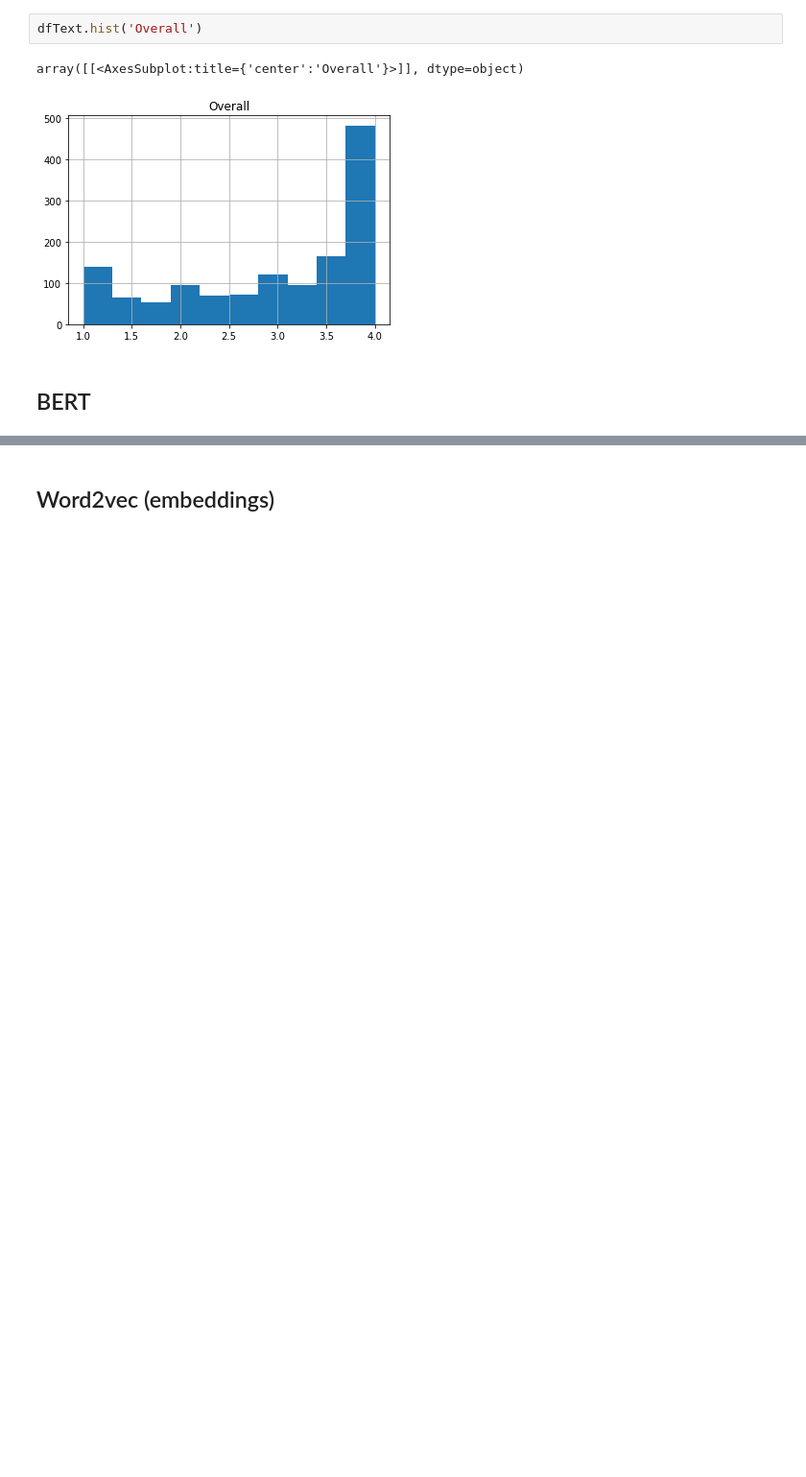
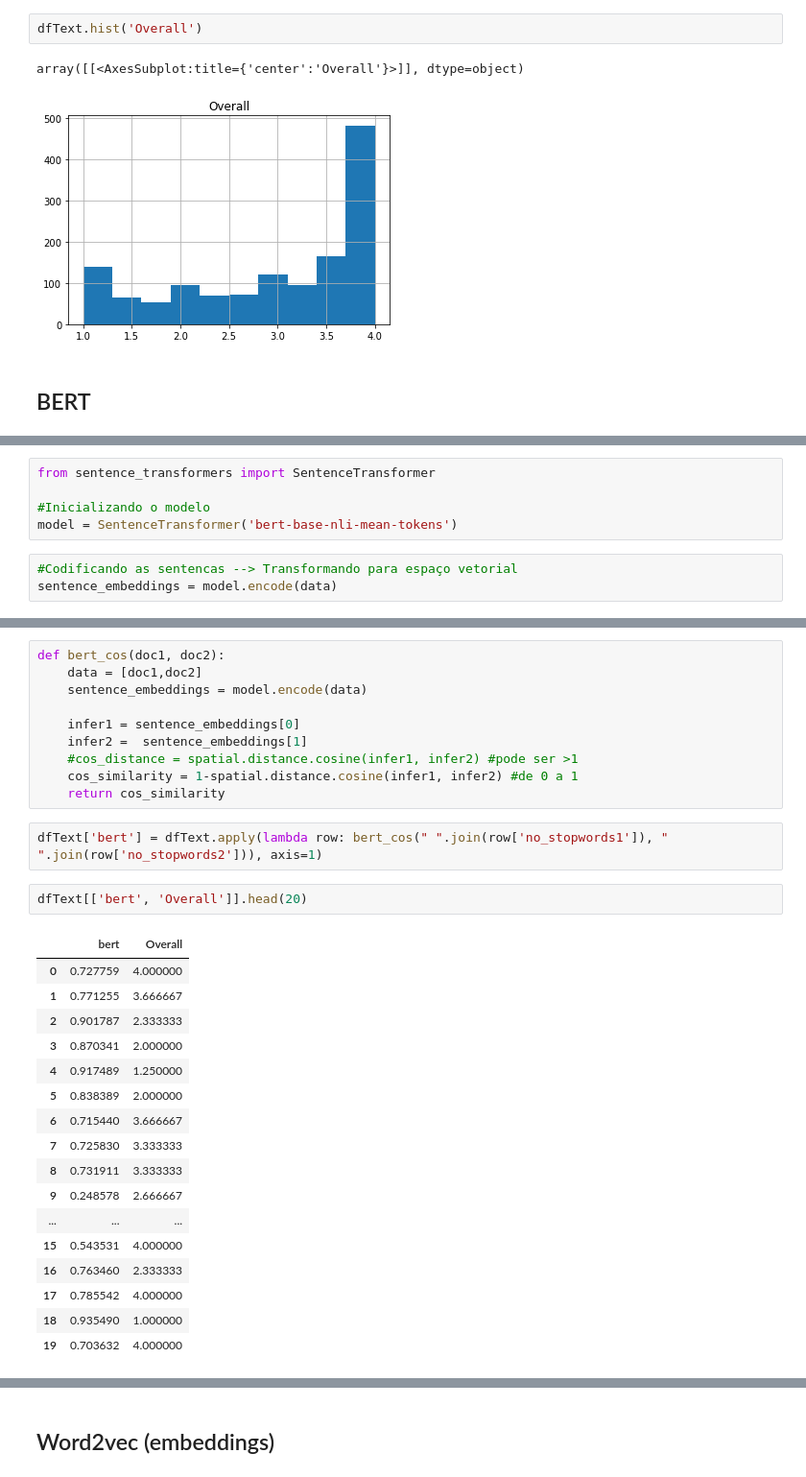
Before and after one commit to mariamaOlive/projeto2-nlp-sidi-residencia, a Jupyter notebook: preprocessing.ipynb, the cells around one changed output, grey strips where cells are left out. Shown: that part at 96% size. Drawn from its saved outputs; the diff is of its cells as text; blank space fills up the shorter version.

Commit message:
Adicionando BERT
Co-authored-by: lucascouri2 <lucascouri2@users.noreply.github.com>
Co-authored-by: Laianna <Laianna@users.noreply.github.com>

```diff
--- a/preprocessing.ipynb
+++ b/preprocessing.ipynb
@@ -417,0 +392,8 @@ array([[<AxesSubplot:title={'center':'Overall'}>]], dtype=object)
+# %%
+from sentence_transformers import SentenceTransformer
+
+#Inicializando o modelo
+model = SentenceTransformer('bert-base-nli-mean-tokens')
+# %%
+#Codificando as sentencas --> Transformando para espaço vetorial
+sentence_embeddings = model.encode(data)
@@ -417,0 +431,32 @@ array([[<AxesSubplot:title={'center':'Overall'}>]], dtype=object)
+# %%
+def bert_cos(doc1, doc2):
+    data = [doc1,doc2]
+    sentence_embeddings = model.encode(data)
+
+    infer1 = sentence_embeddings[0]
+    infer2 =  sentence_embeddings[1]
+    #cos_distance = spatial.distance.cosine(infer1, infer2) #pode ser >1
+    cos_similarity = 1-spatial.distance.cosine(infer1, infer2) #de 0 a 1
+    return cos_similarity
+# %%
+dfText['bert'] = dfText.apply(lambda row: bert_cos(" ".join(row['no_stopwords1']), " ".join(row['no_stopwords2'])), axis=1)
+# %%
+dfText[['bert', 'Overall']].head(20)
+# %% [output]
+|  | bert | Overall |
+| 0 | 0.727759 | 4.000000 |
+| 1 | 0.771255 | 3.666667 |
+| 2 | 0.901787 | 2.333333 |
+| 3 | 0.870341 | 2.000000 |
+| 4 | 0.917489 | 1.250000 |
+| 5 | 0.838389 | 2.000000 |
+| 6 | 0.715440 | 3.666667 |
+| 7 | 0.725830 | 3.333333 |
+| 8 | 0.731911 | 3.333333 |
+| 9 | 0.248578 | 2.666667 |
+| ... | ... | ... |
+| 15 | 0.543531 | 4.000000 |
+| 16 | 0.763460 | 2.333333 |
+| 17 | 0.785542 | 4.000000 |
+| 18 | 0.935490 | 1.000000 |
+| 19 | 0.703632 | 4.000000 |
```
Also changed, not shown: parts of 17 cells of this notebook.
